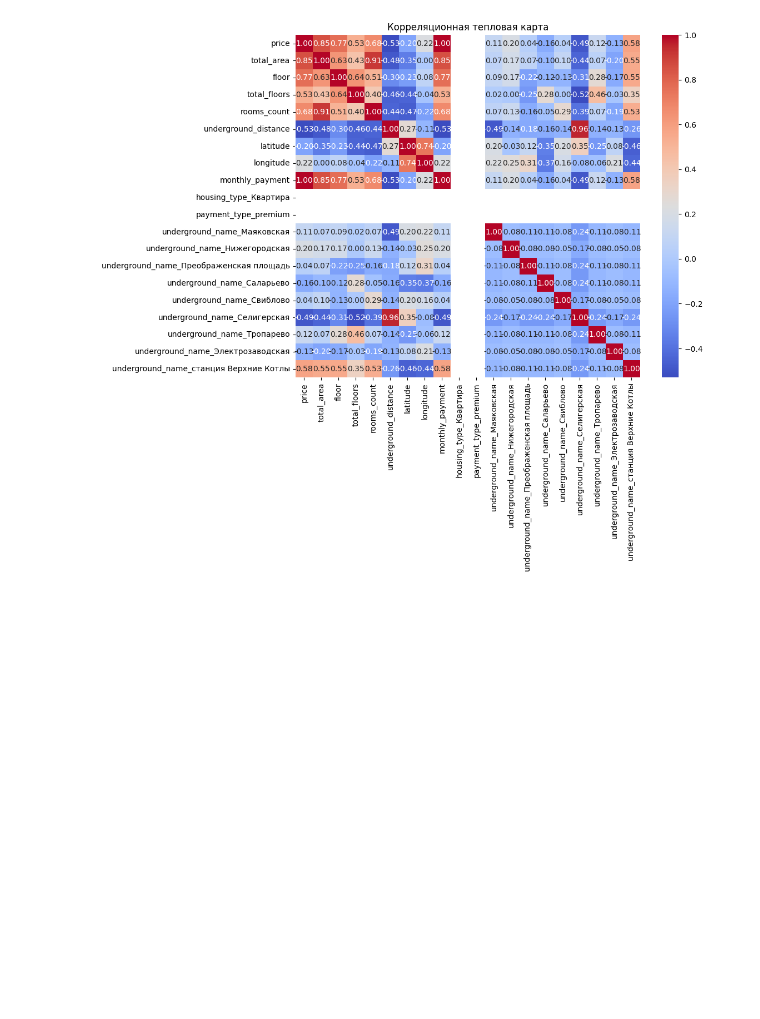
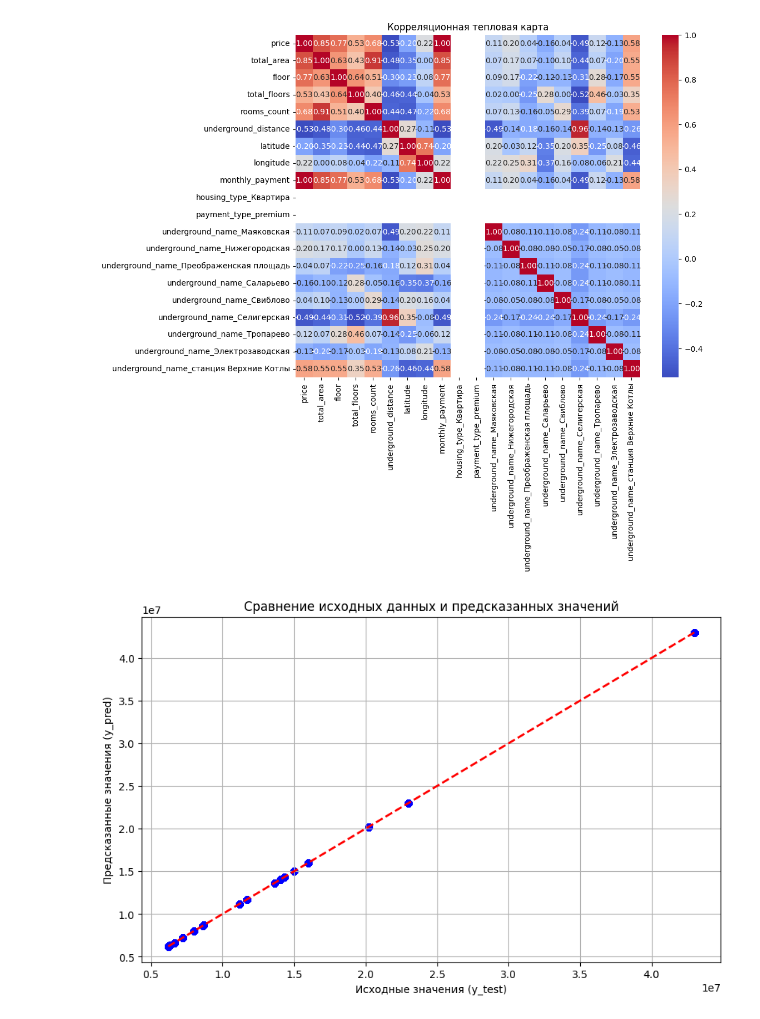
Before and after one commit to SmileBoss/fme_project, a Jupyter notebook: model.ipynb, the cells around one changed output. Cells and saved outputs as stored; diff of their text form; code cells hidden in the pictures; blank space fills up the shorter version.

Commit message:
add_visualization

```diff
--- a/model.ipynb
+++ b/model.ipynb
@@ -89,3 +89,18 @@ plt.title('Корреляционная тепловая карта')
 plt.show()
 # %% [output]
 [figure]
+# %%
+import matplotlib.pyplot as plt
+import numpy as np
+
+# График сравнения исходных данных и предсказанных значений
+plt.figure(figsize=(10, 6))
+plt.scatter(y_test, y_pred, color='blue', alpha=0.5)
+plt.plot([min(y_test), max(y_test)], [min(y_test), max(y_test)], linestyle='--', color='red', linewidth=2)
+plt.xlabel('Исходные значения (y_test)')
+plt.ylabel('Предсказанные значения (y_pred)')
+plt.title('Сравнение исходных данных и предсказанных значений')
+plt.grid()
+plt.show()
+# %% [output]
+[figure, added]
```
Also changed, not shown: parts of 5 cells of this notebook.
